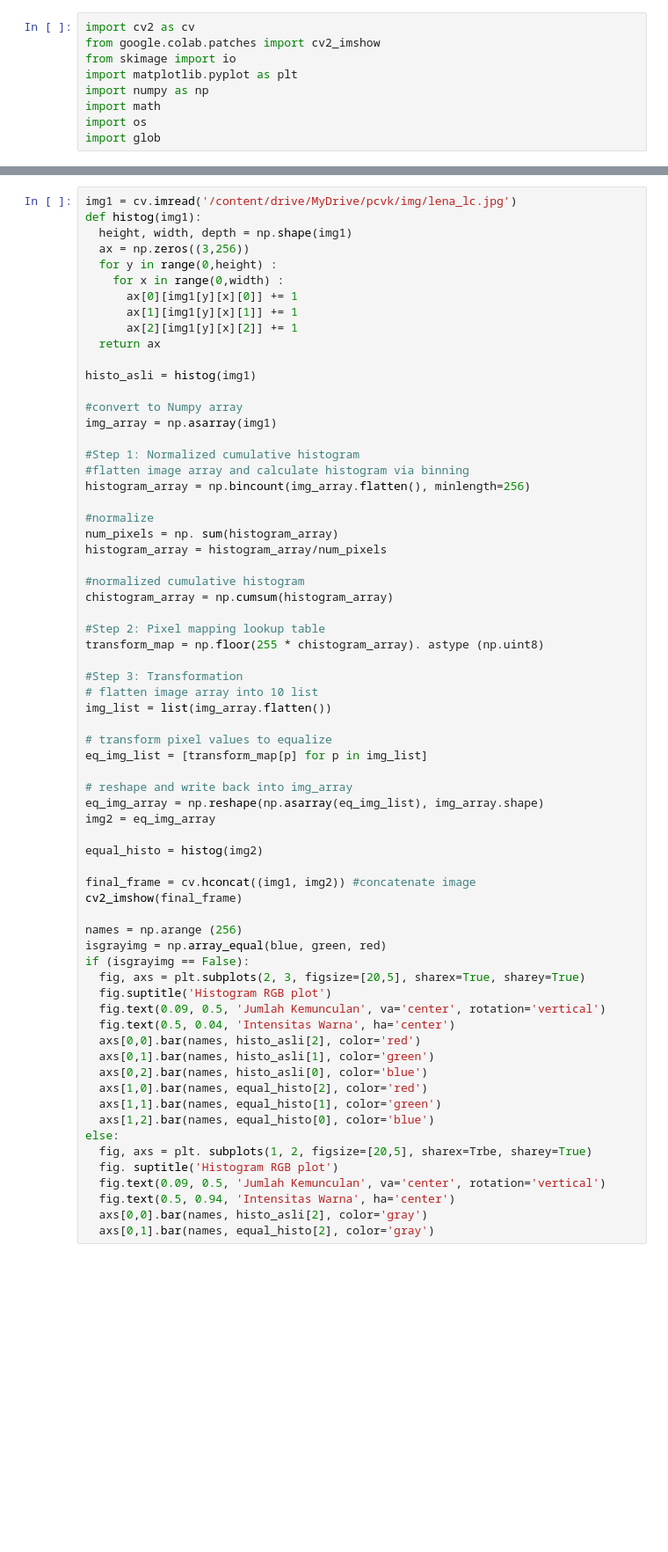
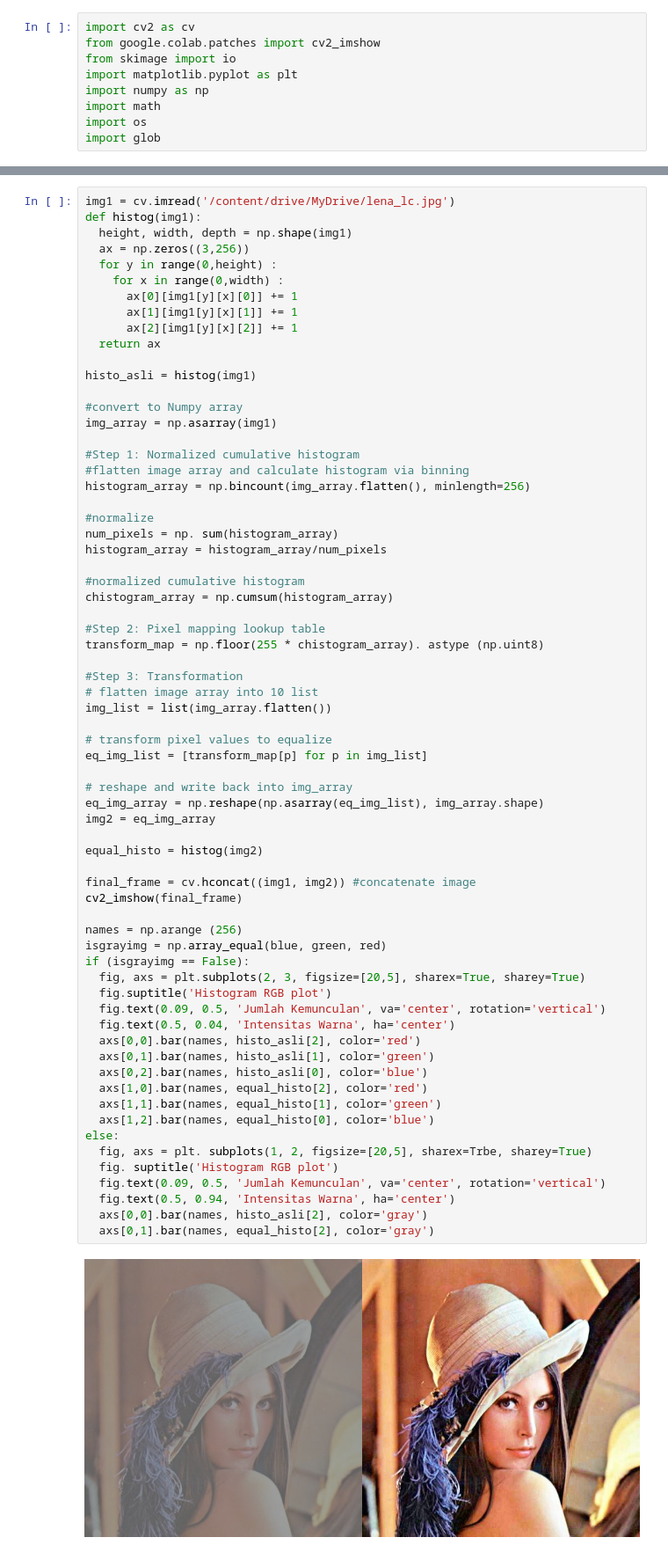
Before and after one commit to RifkieNurdianAdiNugroho/PCVK_Genap_2022, a Jupyter notebook: Week6.ipynb, the cells around one changed output, grey strips where cells are left out. Shown at 88% size. Cells and saved outputs as stored; diff of their text form; blank space fills up the shorter version.

```diff
--- a/Week6.ipynb
+++ b/Week6.ipynb
@@ -57,5 +62,5 @@ plt.show()
 # %%
-img1 = cv.imread('/content/drive/MyDrive/pcvk/img/lena_lc.jpg')
+img1 = cv.imread('/content/drive/MyDrive/lena_lc.jpg')
 def histog(img1):
   height, width, depth = np.shape(img1)
   ax = np.zeros((3,256))
@@ -94,30 +99,32 @@ eq_img_list = [transform_map[p] for p in img_list]
 
 # reshape and write back into img_array
 eq_img_array = np.reshape(np.asarray(eq_img_list), img_array.shape)
 img2 = eq_img_array
 
 equal_histo = histog(img2)
 
 final_frame = cv.hconcat((img1, img2)) #concatenate image
 cv2_imshow(final_frame)
 
 names = np.arange (256)
 isgrayimg = np.array_equal(blue, green, red)
 if (isgrayimg == False):
   fig, axs = plt.subplots(2, 3, figsize=[20,5], sharex=True, sharey=True)
   fig.suptitle('Histogram RGB plot')
   fig.text(0.09, 0.5, 'Jumlah Kemunculan', va='center', rotation='vertical')
   fig.text(0.5, 0.04, 'Intensitas Warna', ha='center')
   axs[0,0].bar(names, histo_asli[2], color='red')
   axs[0,1].bar(names, histo_asli[1], color='green')
   axs[0,2].bar(names, histo_asli[0], color='blue')
   axs[1,0].bar(names, equal_histo[2], color='red')
   axs[1,1].bar(names, equal_histo[1], color='green')
   axs[1,2].bar(names, equal_histo[0], color='blue')
 else:
   fig, axs = plt. subplots(1, 2, figsize=[20,5], sharex=Trbe, sharey=True)
   fig. suptitle('Histogram RGB plot')
   fig.text(0.09, 0.5, 'Jumlah Kemunculan', va='center', rotation='vertical')
   fig.text(0.5, 0.94, 'Intensitas Warna', ha='center')
   axs[0,0].bar(names, histo_asli[2], color='gray')
   axs[0,1].bar(names, equal_histo[2], color='gray')
+# %% [output]
+[figure, added]
```
Also changed, not shown: parts of 7 cells of this notebook.
